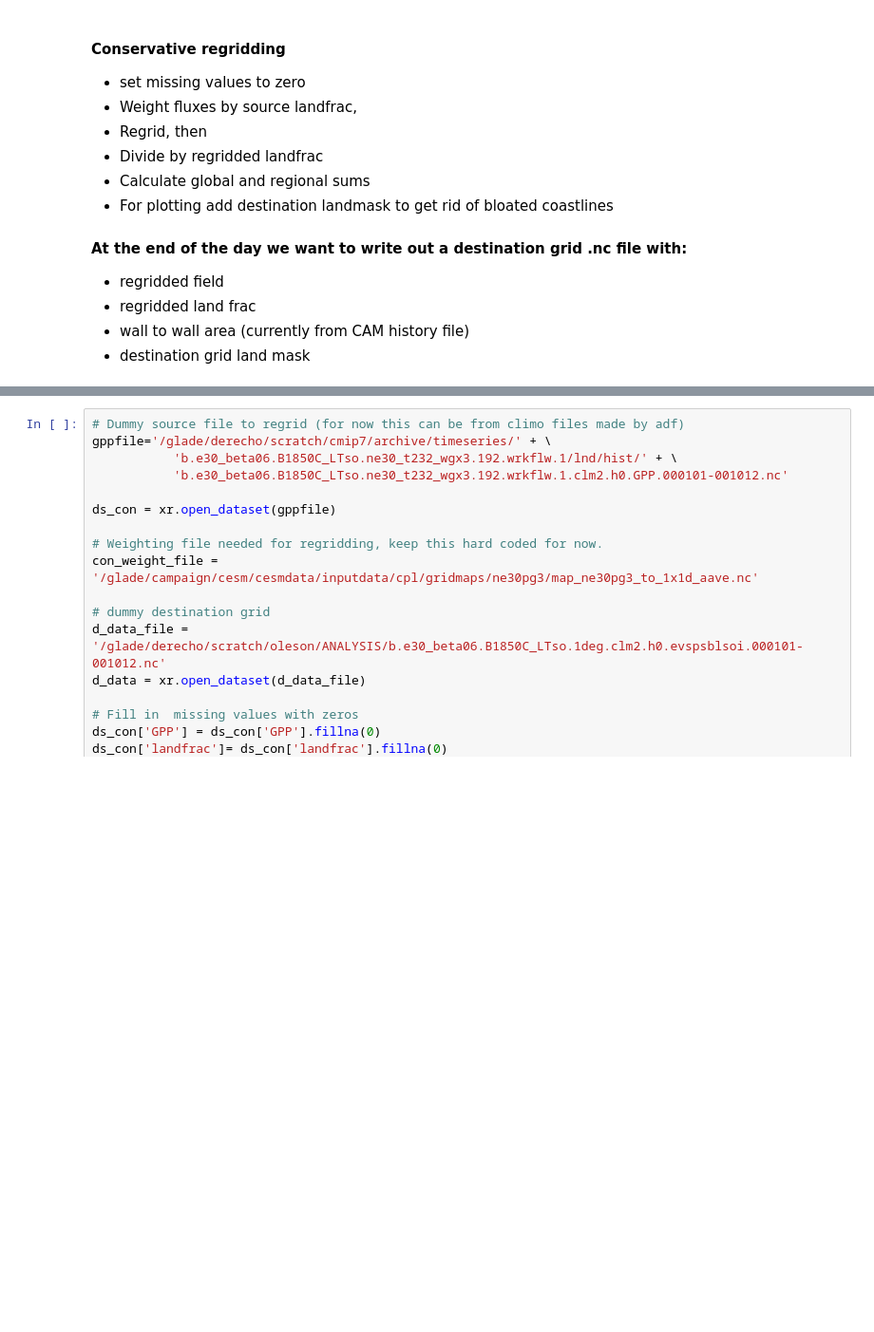
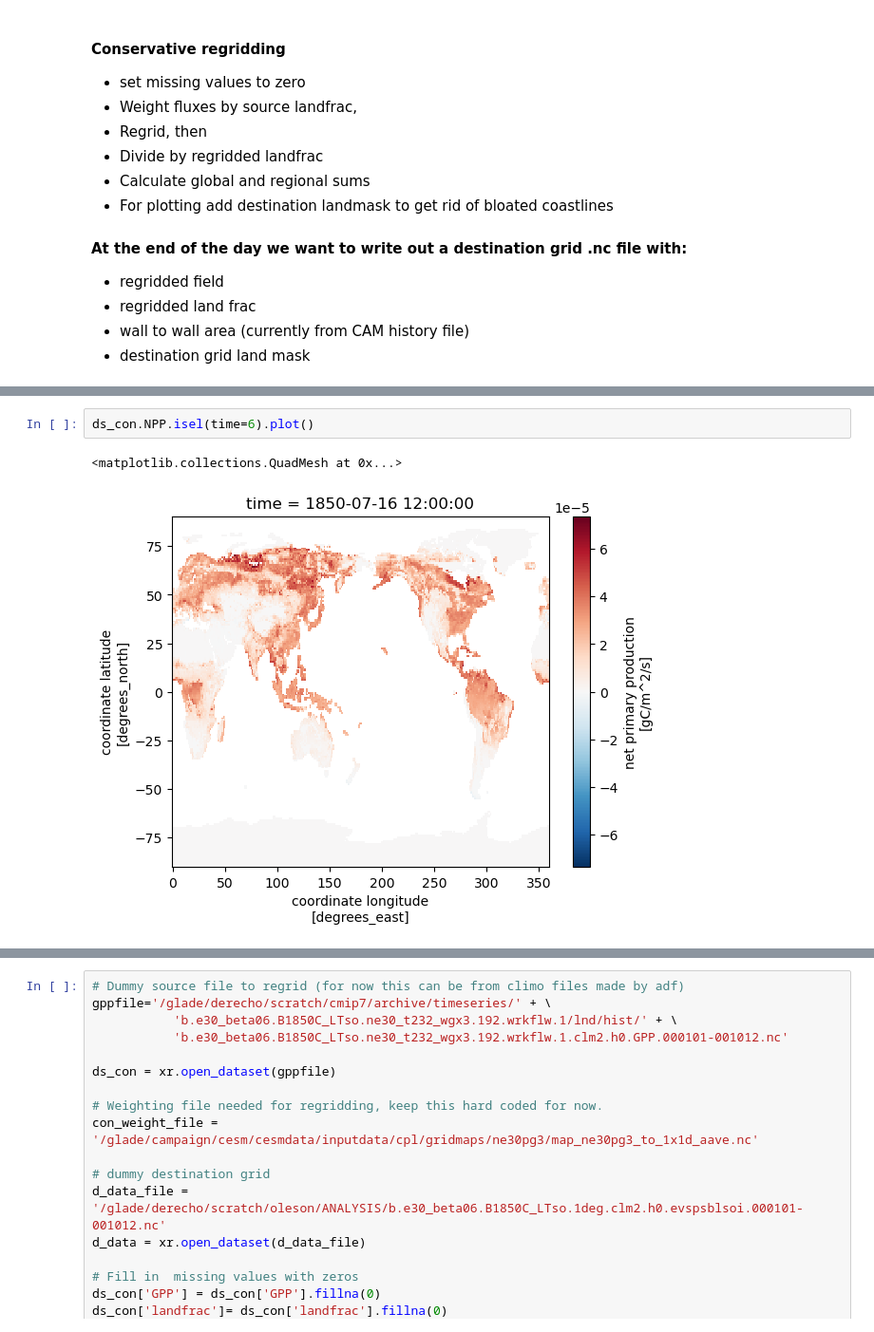
Before and after one commit to NCAR/ADF, a Jupyter notebook: scripts/regridding/regrid_conservative_180x360.ipynb, the cells around one changed output, grey strips where cells are left out. Shown at 95% size. Drawn from its saved outputs; the diff is of its cells as text; blank space fills up the shorter version.

```diff
--- a/scripts/regridding/regrid_conservative_180x360.ipynb
+++ b/scripts/regridding/regrid_conservative_180x360.ipynb
@@ -70,0 +122,5 @@ print(xe.__version__)
+# %%
+ds_con.NPP.isel(time=6).plot()
+# %% [output]
+<matplotlib.collections.QuadMesh at 0x...>
+[figure, added]
```
Also changed, not shown: parts of 19 cells of this notebook.
